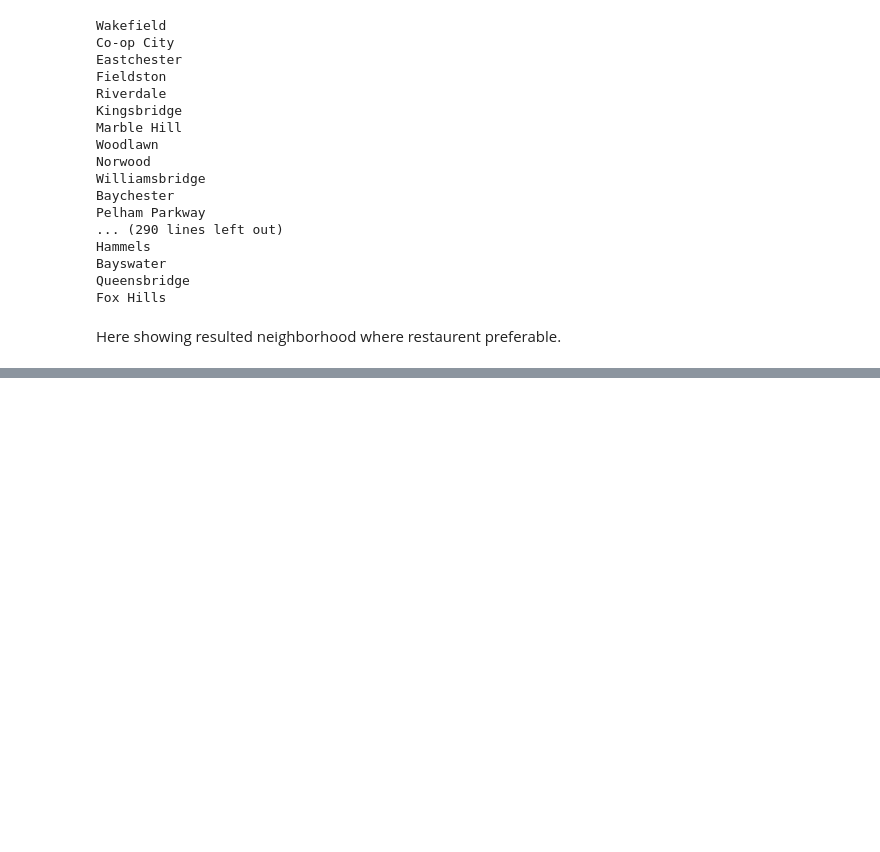
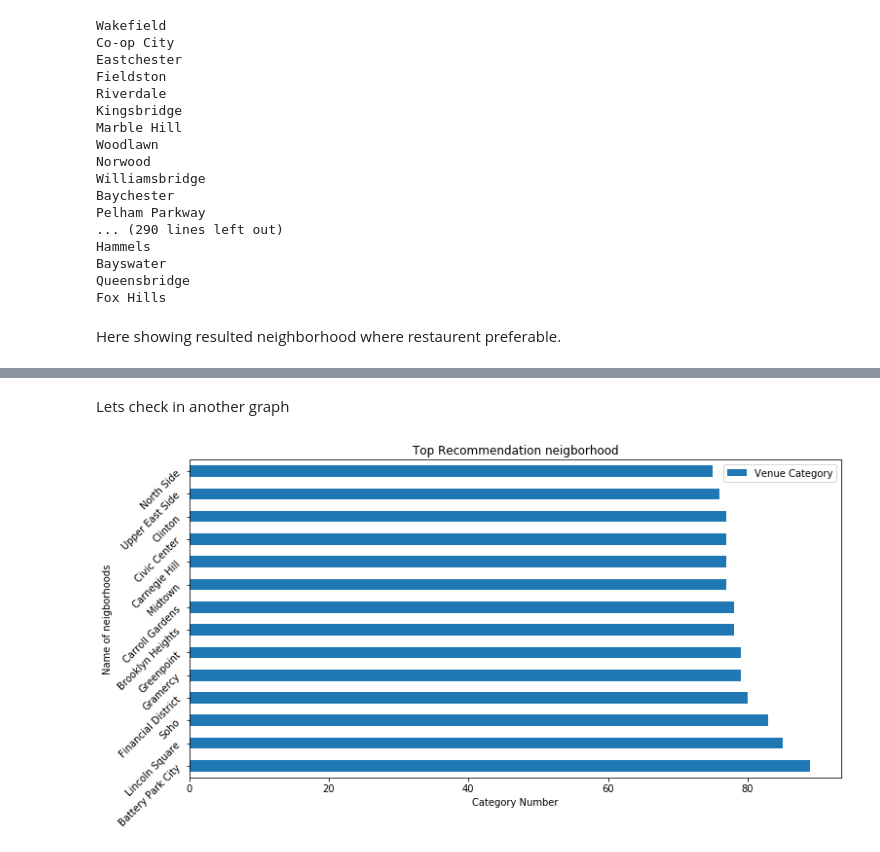
Before and after one commit to ShahAlamSumon/Coursera_Capstone, a Jupyter notebook: final/nyc_restaurant_venue_recommendation.ipynb, the cells around one changed output, grey strips where cells are left out. Cells and saved outputs as stored; diff of their text form; code cells hidden in the pictures; blank space fills up the shorter version.

```diff
--- a/final/nyc_restaurant_venue_recommendation.ipynb
+++ b/final/nyc_restaurant_venue_recommendation.ipynb
@@ -282,0 +299,17 @@ res_venues[['Neighborhood','Venue Category']]
+# %% [markdown]
+Lets check in another graph
+# %%
+df_res_venues[['Venue Category']].plot(kind='barh', figsize=(12, 6), rot=90) # rotate the bars by 90 degrees
+
+plt.xlabel('Category Number')
+plt.ylabel('Name of neigborhoods')
+plt.title('Top Recommendation neigborhood')
+plt.yticks(
+    rotation=45,
+    horizontalalignment='right',
+    fontweight='light',
+    fontsize='medium',
+)
+plt.show()
+# %% [output]
+[figure, added]
```
Also changed, not shown: parts of 5 cells of this notebook, 1 other file.
